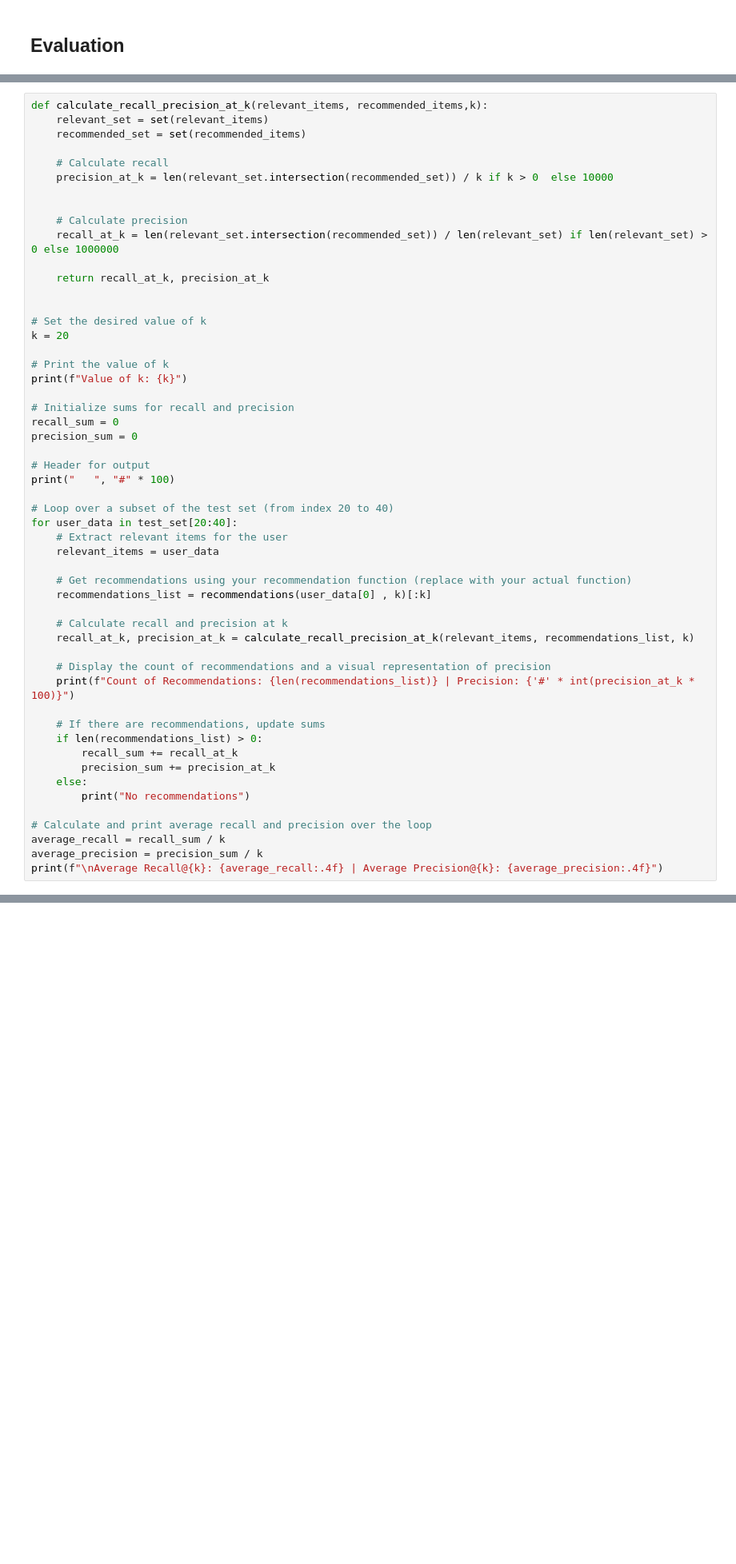
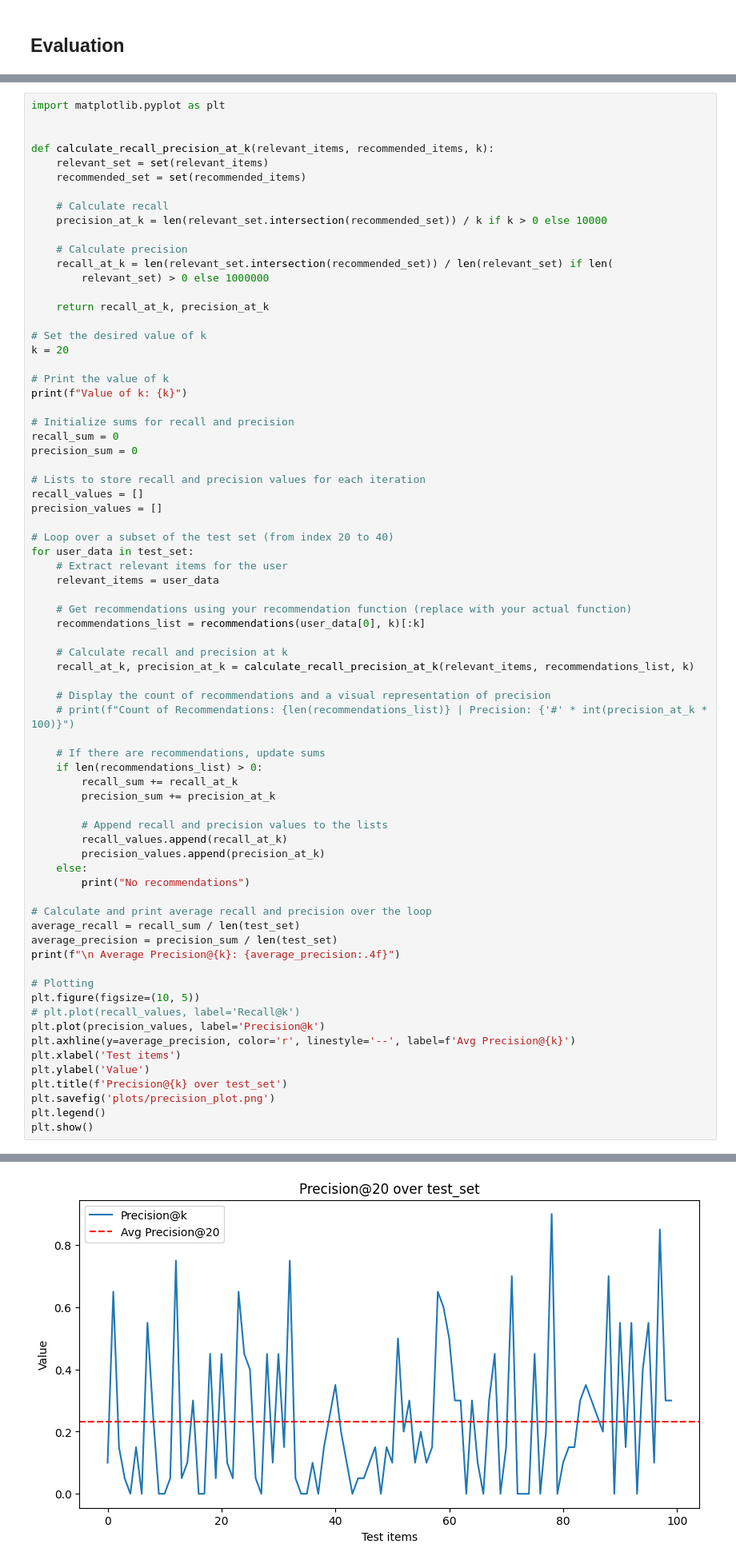
Before and after one commit to AyoubFrihaoui/Machine-Learning---Movie-Recommendation-System---Association, a Jupyter notebook: notebook.ipynb, the cells around one changed output, grey strips where cells are left out. Shown at 80% size. Saved outputs shown, nothing was run; the diff lists cells and outputs as text; blank space fills up the shorter version.

Commit message:
added evaluation plot

```diff
--- a/notebook.ipynb
+++ b/notebook.ipynb
@@ -491,17 +399,19 @@ def multi_recommendation(films):
 # %%
-def calculate_recall_precision_at_k(relevant_items, recommended_items,k):
+import matplotlib.pyplot as plt
+
+
+def calculate_recall_precision_at_k(relevant_items, recommended_items, k):
     relevant_set = set(relevant_items)
     recommended_set = set(recommended_items)
 
     # Calculate recall
-    precision_at_k = len(relevant_set.intersection(recommended_set)) / k if k > 0  else 10000
-
+    precision_at_k = len(relevant_set.intersection(recommended_set)) / k if k > 0 else 10000
 
     # Calculate precision
-    recall_at_k = len(relevant_set.intersection(recommended_set)) / len(relevant_set) if len(relevant_set) > 0 else 1000000
+    recall_at_k = len(relevant_set.intersection(recommended_set)) / len(relevant_set) if len(
+        relevant_set) > 0 else 1000000
 
     return recall_at_k, precision_at_k
-
 
 # Set the desired value of k
 k = 20
@@ -513,33 +423,50 @@ print(f"Value of k: {k}")
 recall_sum = 0
 precision_sum = 0
 
-# Header for output
-print("   ", "#" * 100)
+# Lists to store recall and precision values for each iteration
+recall_values = []
+precision_values = []
 
 # Loop over a subset of the test set (from index 20 to 40)
-for user_data in test_set[20:40]:
+for user_data in test_set:
     # Extract relevant items for the user
     relevant_items = user_data
 
     # Get recommendations using your recommendation function (replace with your actual function)
-    recommendations_list = recommendations(user_data[0] , k)[:k]
+    recommendations_list = recommendations(user_data[0], k)[:k]
 
     # Calculate recall and precision at k
     recall_at_k, precision_at_k = calculate_recall_precision_at_k(relevant_items, recommendations_list, k)
 
     # Display the count of recommendations and a visual representation of precision
-    print(f"Count of Recommendations: {len(recommendations_list)} | Precision: {'#' * int(precision_at_k * 100)}")
+    # print(f"Count of Recommendations: {len(recommendations_list)} | Precision: {'#' * int(precision_at_k * 100)}")
 
     # If there are recommendations, update sums
     if len(recommendations_list) > 0:
         recall_sum += recall_at_k
         precision_sum += precision_at_k
+
+        # Append recall and precision values to the lists
+        recall_values.append(recall_at_k)
+        precision_values.append(precision_at_k)
     else:
         print("No recommendations")
 
 # Calculate and print average recall and precision over the loop
-average_recall = recall_sum / k
-average_precision = precision_sum / k
-print(f"\nAverage Recall@{k}: {average_recall:.4f} | Average Precision@{k}: {average_precision:.4f}")
+average_recall = recall_sum / len(test_set)
+average_precision = precision_sum / len(test_set)
+print(f"\n Average Precision@{k}: {average_precision:.4f}")
+
+# Plotting
+plt.figure(figsize=(10, 5))
+# plt.plot(recall_values, label='Recall@k')
+plt.plot(precision_values, label='Precision@k')
+plt.axhline(y=average_precision, color='r', linestyle='--', label=f'Avg Precision@{k}')
+plt.xlabel('Test items')
+plt.ylabel('Value')
+plt.title(f'Precision@{k} over test_set')
+plt.savefig('plots/precision_plot.png')
+plt.legend()
+plt.show()
 # %% [output]
 Value of k: 20
@@ -562 +475,2 @@ Average Recall@20: 0.1029 | Average Precision@20: 0.2300
+[figure, added]
 # %%
```
Also changed, not shown: parts of 32 cells of this notebook, 3 other files.
